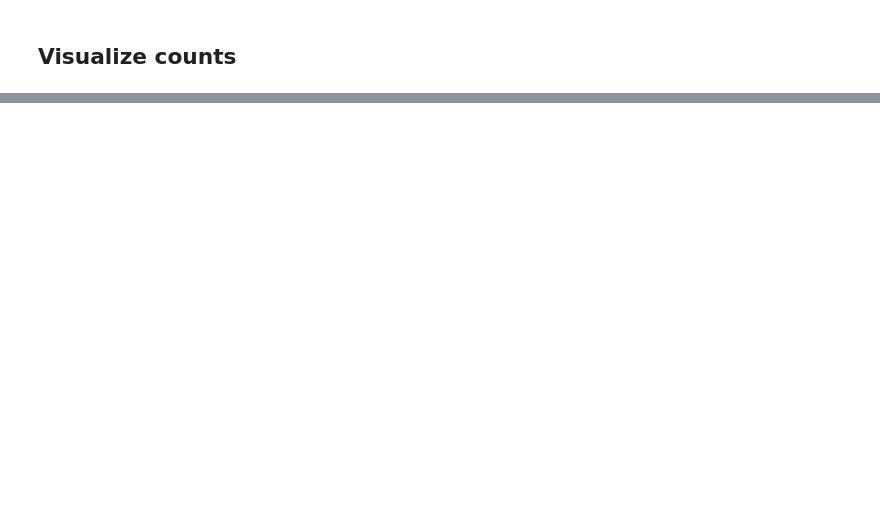
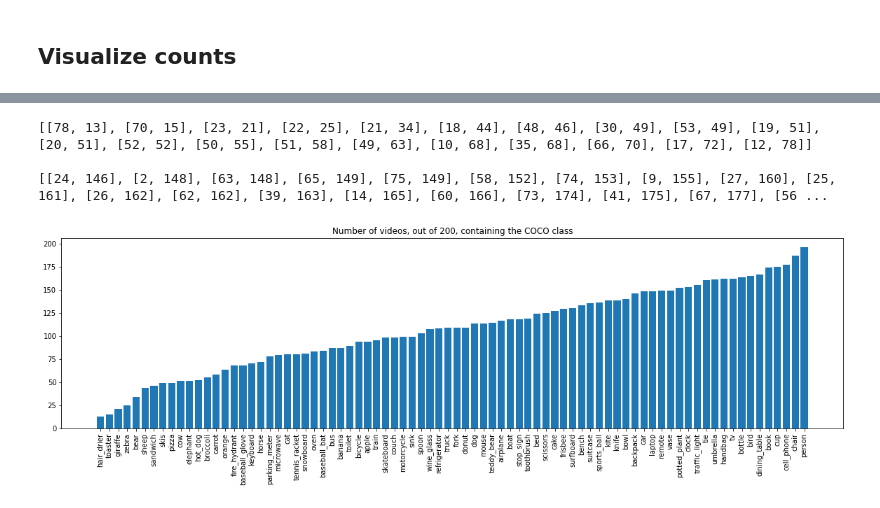
Before and after one commit to VictorSuciu/object_localization_network, a Jupyter notebook: stats.ipynb, the cells around one changed output, grey strips where cells are left out. Drawn from its saved outputs; the diff is of its cells as text; code cells hidden in the pictures; blank space fills up the shorter version.

```diff
--- a/stats.ipynb
+++ b/stats.ipynb
@@ -75,0 +109,8 @@ for class_name, count in imgnet_count_list[-50:]:
+# %%
+plt.title('Number of videos, out of 200, containing the COCO class')
+plot_counter(unique_class_counter)
+# %% [output]
+[[78, 13], [70, 15], [23, 21], [22, 25], [21, 34], [18, 44], [48, 46], [30, 49], [53, 49], [19, 51], [20, 51], [52, 52], [50, 55], [51, 58], [49, 63], [10, 68], [35, 68], [66, 70], [17, 72], [12, 78]]
+
+[[24, 146], [2, 148], [63, 148], [65, 149], [75, 149], [58, 152], [74, 153], [9, 155], [27, 160], [25, 161], [26, 162], [62, 162], [39, 163], [14, 165], [60, 166], [73, 174], [41, 175], [67, 177], [56 ...
+[figure, added]
```
Also changed, not shown: parts of 14 cells of this notebook, 6 other files.
